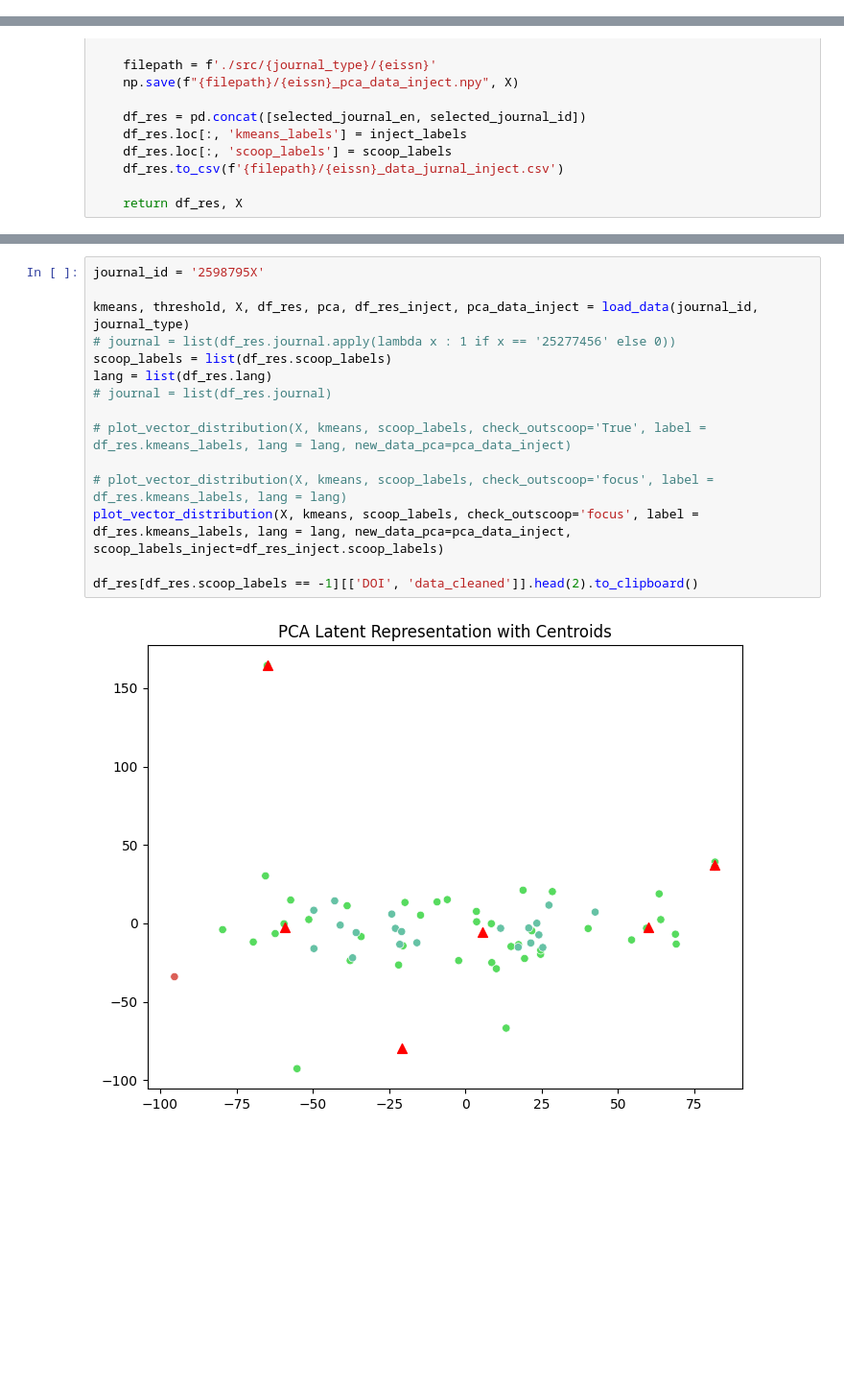
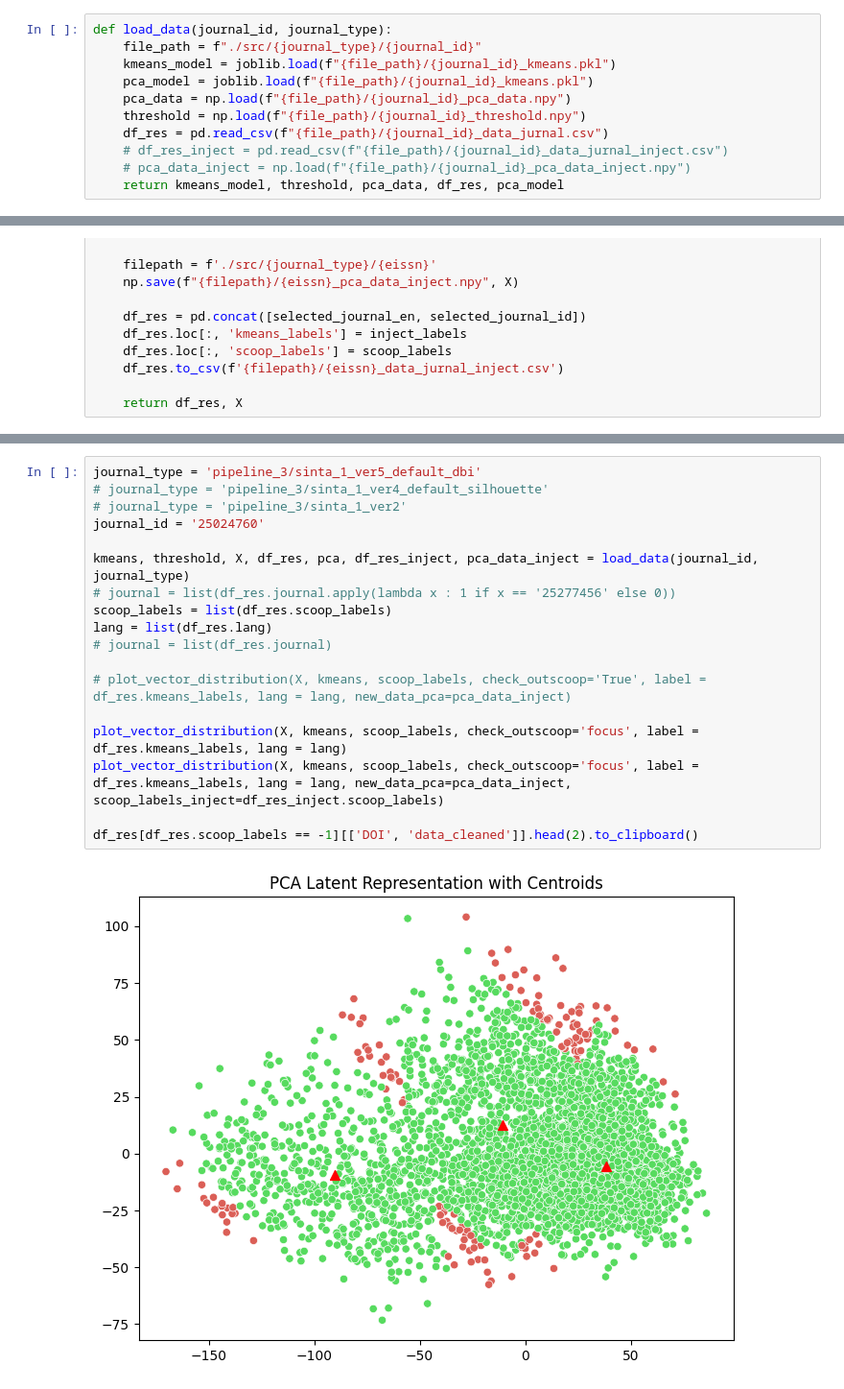
Before and after one commit to rarmnsyah/Journal-Clustering-2, a Jupyter notebook: cluster_kmeans_finetuned_elbow.ipynb, the cells around one changed output, grey strips where cells are left out. Shown at 96% size. Saved outputs shown, nothing was run; the diff lists cells and outputs as text; blank space fills up the shorter version.

```diff
--- a/cluster_kmeans_finetuned_elbow.ipynb
+++ b/cluster_kmeans_finetuned_elbow.ipynb
@@ -11,4 +12,15 @@ from functions import *
 from Preprocessing import *
 
 # pd.options.mode.chained_assignment = None  # default='warn'
+# %%
+def load_data(journal_id, journal_type):
+    file_path = f"./src/{journal_type}/{journal_id}"
+    kmeans_model = joblib.load(f"{file_path}/{journal_id}_kmeans.pkl")
+    pca_model = joblib.load(f"{file_path}/{journal_id}_kmeans.pkl")
+    pca_data = np.load(f"{file_path}/{journal_id}_pca_data.npy")
+    threshold = np.load(f"{file_path}/{journal_id}_threshold.npy")
+    df_res = pd.read_csv(f"{file_path}/{journal_id}_data_jurnal.csv")
+    # df_res_inject = pd.read_csv(f"{file_path}/{journal_id}_data_jurnal_inject.csv")
+    # pca_data_inject = np.load(f"{file_path}/{journal_id}_pca_data_inject.npy")
+    return kmeans_model, threshold, pca_data, df_res, pca_model
 # %%
@@ -344,17 +251,20 @@ set(df.eissn.unique()) - set(os.listdir(os.path.join('src', journal_type)))
 # %%
-journal_id = '2598795X'
+journal_type = 'pipeline_3/sinta_1_ver5_default_dbi'
+# journal_type = 'pipeline_3/sinta_1_ver4_default_silhouette'
+# journal_type = 'pipeline_3/sinta_1_ver2'
+journal_id = '25024760'
 
 kmeans, threshold, X, df_res, pca, df_res_inject, pca_data_inject = load_data(journal_id, journal_type)
 # journal = list(df_res.journal.apply(lambda x : 1 if x == '25277456' else 0))
 scoop_labels = list(df_res.scoop_labels)
 lang = list(df_res.lang)
 # journal = list(df_res.journal)
 
 # plot_vector_distribution(X, kmeans, scoop_labels, check_outscoop='True', label = df_res.kmeans_labels, lang = lang, new_data_pca=pca_data_inject)
 
-# plot_vector_distribution(X, kmeans, scoop_labels, check_outscoop='focus', label = df_res.kmeans_labels, lang = lang)
+plot_vector_distribution(X, kmeans, scoop_labels, check_outscoop='focus', label = df_res.kmeans_labels, lang = lang)
 plot_vector_distribution(X, kmeans, scoop_labels, check_outscoop='focus', label = df_res.kmeans_labels, lang = lang, new_data_pca=pca_data_inject, scoop_labels_inject=df_res_inject.scoop_labels)
 
 df_res[df_res.scoop_labels == -1][['DOI', 'data_cleaned']].head(2).to_clipboard()
 # %% [output]
-[figure, old version]
+[figure, new version]
```
Also changed, not shown: parts of 37 cells of this notebook, 8 other files.
